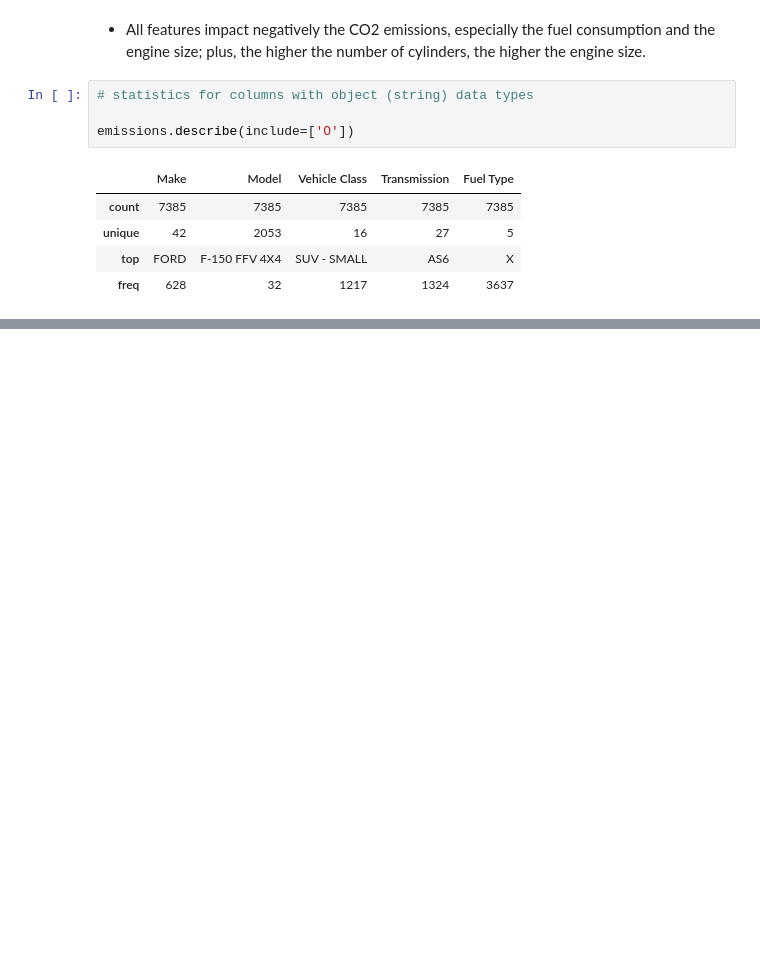
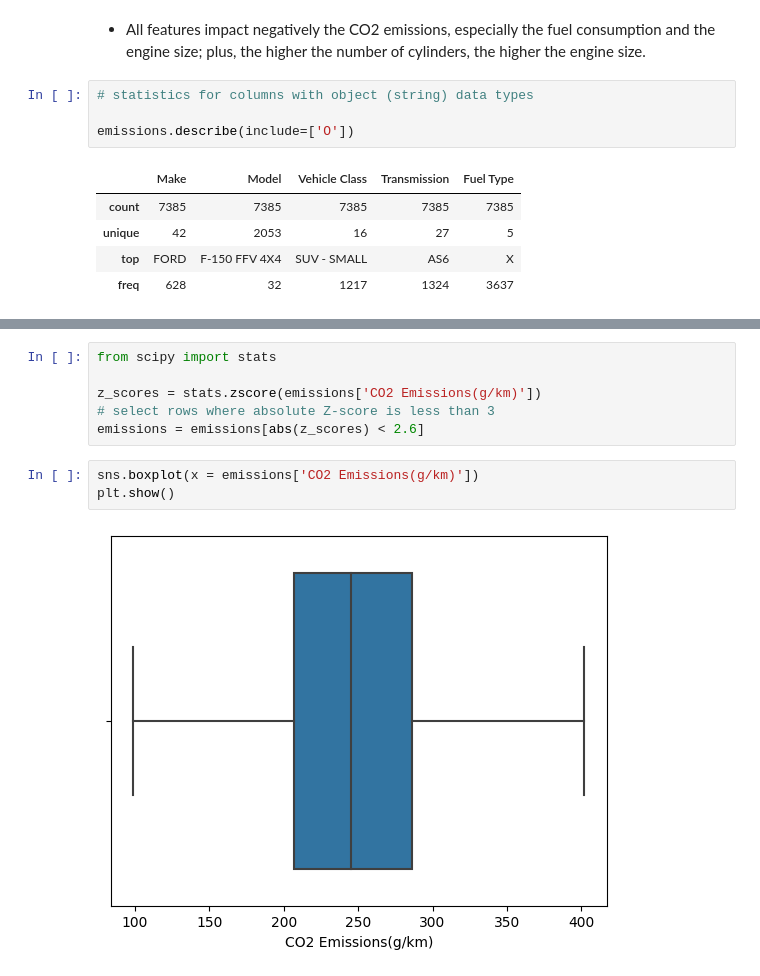
Before and after one commit to stangeorgiana18/CO2-emmision-by-vehicles-linear-regression, a Jupyter notebook: co2-emmision-by-vehicles-linear-regression.ipynb, the cells around one changed output, grey strips where cells are left out. Drawn from its saved outputs; the diff is of its cells as text; blank space fills up the shorter version.

```diff
--- a/co2-emmision-by-vehicles-linear-regression.ipynb
+++ b/co2-emmision-by-vehicles-linear-regression.ipynb
@@ -237,0 +272,11 @@ emissions.describe(include=['O'])
+# %%
+from scipy import stats
+
+z_scores = stats.zscore(emissions['CO2 Emissions(g/km)'])
+# select rows where absolute Z-score is less than 3
+emissions = emissions[abs(z_scores) < 2.6]
+# %%
+sns.boxplot(x = emissions['CO2 Emissions(g/km)'])
+plt.show()
+# %% [output]
+[figure, added]
```
Also changed, not shown: parts of 23 cells of this notebook.
